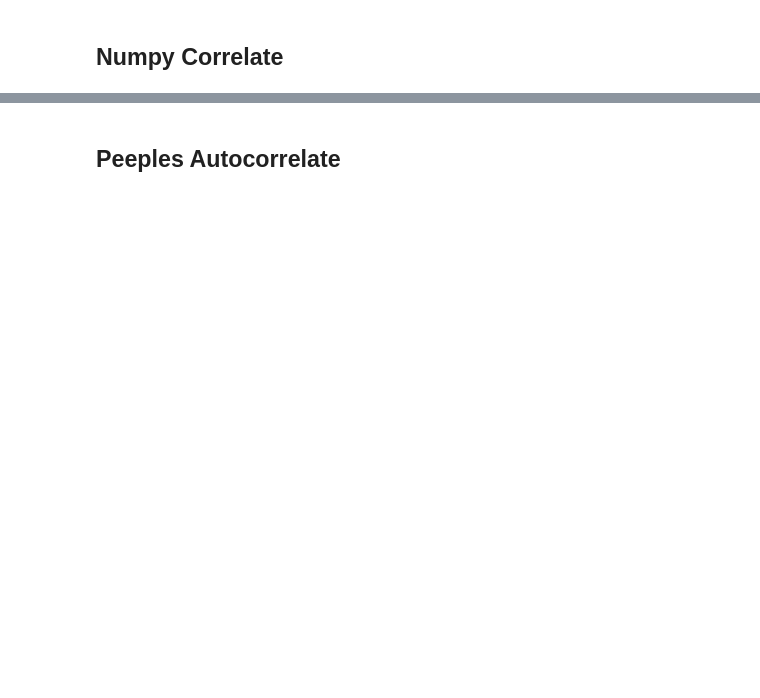
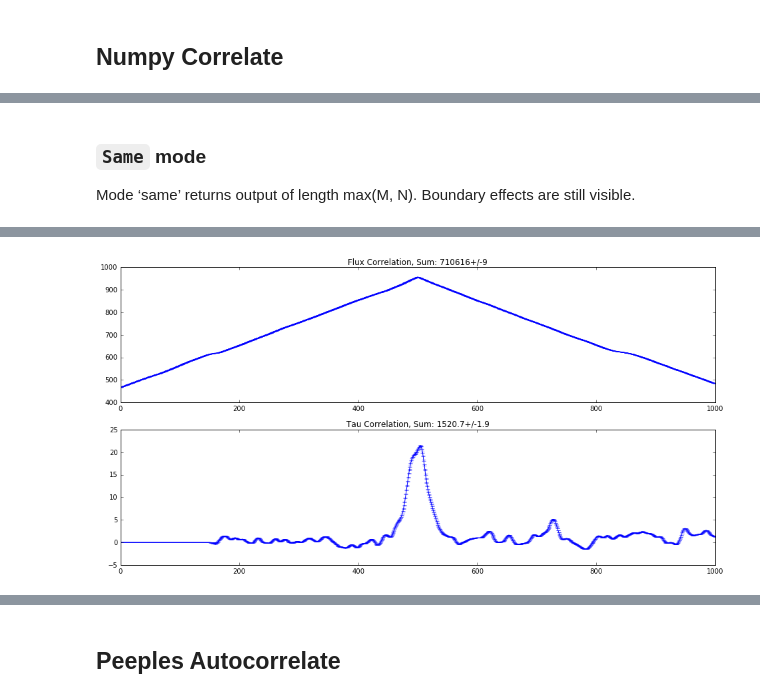
Before and after one commit to MISTY-pipeline/spectacle, a Jupyter notebook: notebooks/Correlation Metric Analysis.ipynb, the cells around one changed output, grey strips where cells are left out. Saved outputs shown, nothing was run; the diff lists cells and outputs as text; code cells hidden in the pictures; blank space fills up the shorter version.

```diff
--- a/notebooks/Correlation Metric Analysis.ipynb
+++ b/notebooks/Correlation Metric Analysis.ipynb
@@ -68,0 +105,14 @@ WARNING:root:Dispersions have different deltas: 0.10696241768992998 and 0.111417
+# %% [markdown]
+### `Same` mode
+Mode ‘same’ returns output of length max(M, N). Boundary effects are still visible.
+# %%
+vals, uncerts = npcorrelate(spectrum1, spectrum2, mode='same')
+tvals, tuncerts = npcorrelate(spectrum1, spectrum2, mode='same', use_tau=True)
+
+f, (ax1, ax2) = plt.subplots(2, 1)
+ax1.errorbar(range(len(vals)), vals, yerr=uncerts)
+ax1.set_title("Flux Correlation, Sum: {}".format(unp.uarray(vals, uncerts).sum()))
+ax2.errorbar(range(len(tvals)), tvals, yerr=tuncerts)
+ax2.set_title("Tau Correlation, Sum: {}".format(unp.uarray(tvals, tuncerts).sum()))
+plt.show()
+# %% [output]
@@ -68,0 +121 @@ WARNING:root:Dispersions have different deltas: 0.10696241768992998 and 0.111417
+[figure, added]
```
Also changed, not shown: parts of 14 cells of this notebook, 5 other files.
